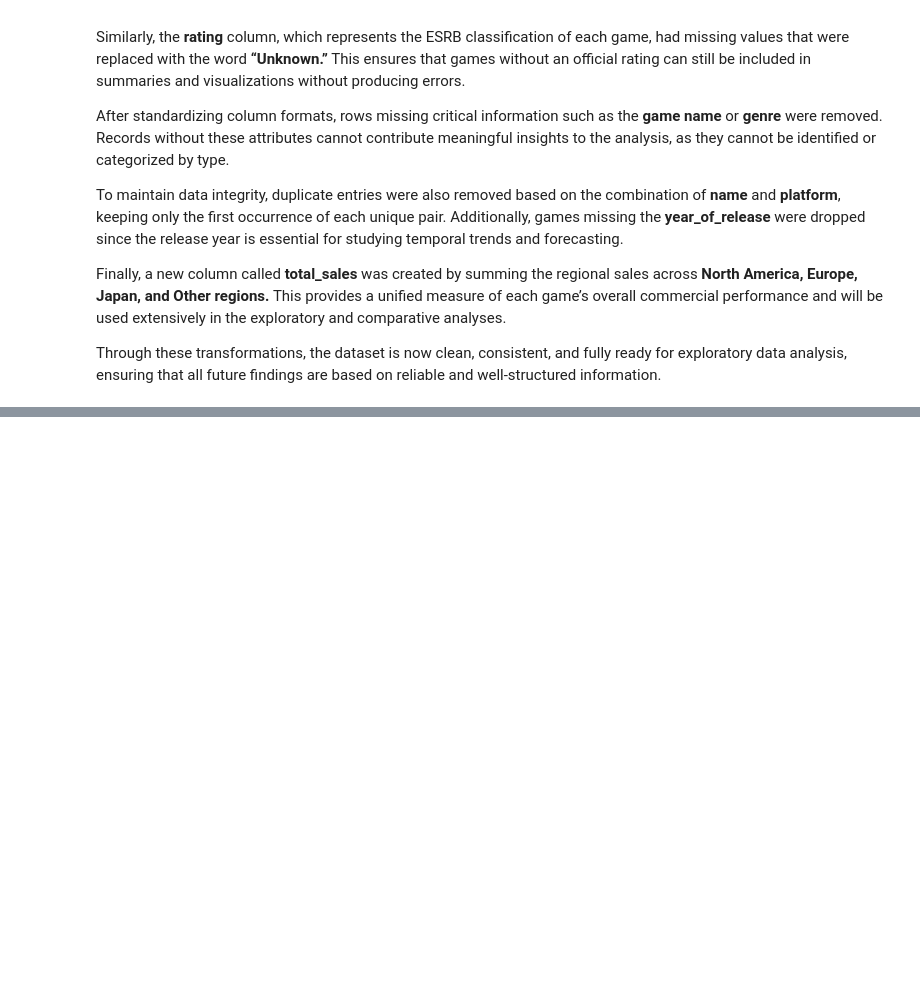
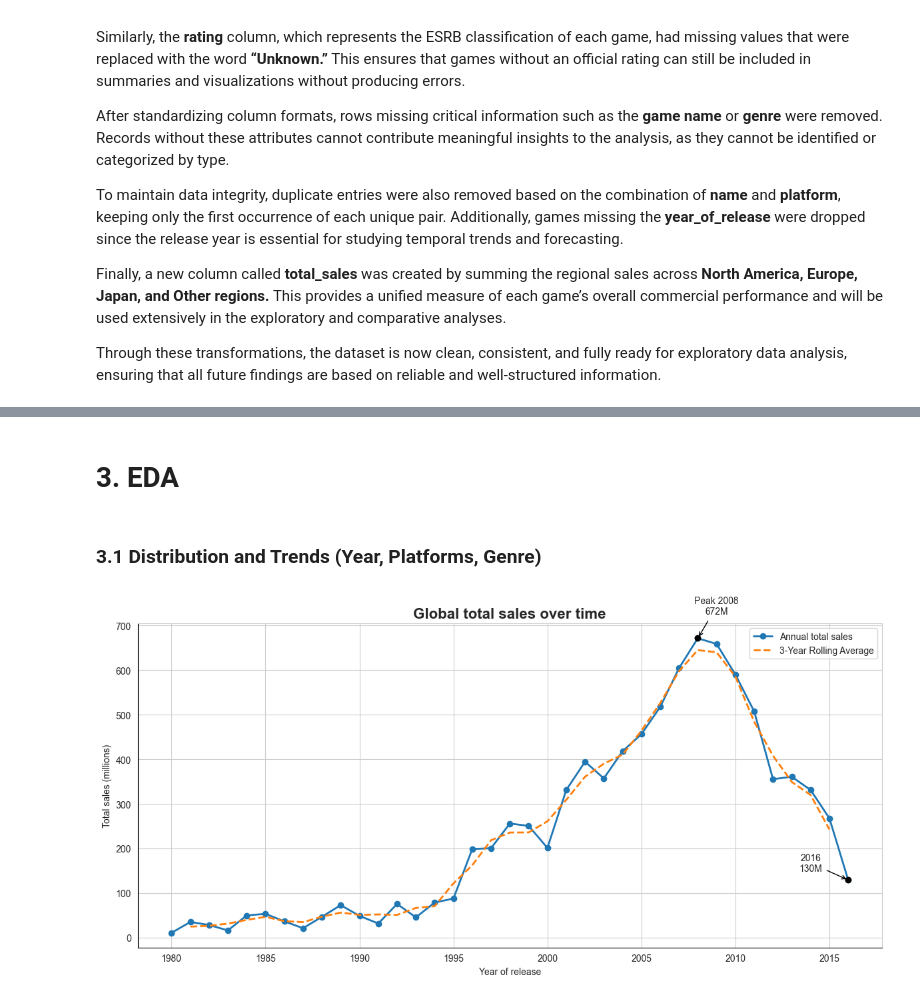
Before and after one commit to Juanhv24/ICE-Video-Game-Store-Data-Analysis-Project-, a Jupyter notebook: ice.ipynb, the cells around one changed output, grey strips where cells are left out. Cells and saved outputs as stored; diff of their text form; code cells hidden in the pictures; blank space fills up the shorter version.

Commit message:
Distribution and Trends

```diff
--- a/ice.ipynb
+++ b/ice.ipynb
@@ -101,5 +102,9 @@ df = df.drop_duplicates (subset=["name", "platform"], keep="first")
 # Remove missing values in year_of_release
 df = df.dropna (subset = ["year_of_release"])
 
+# Remove outlier value for DS platform since it doesn't make sense
+
+df = df[~((df["platform"] == "DS") & (df["year_of_release"] < 2004))]
+
 # Create a new column for total sales
 df["total_sales"] = df[["na_sales", "eu_sales", "jp_sales", "other_sales"]].sum (axis=1)
@@ -127,0 +111,4 @@ memory usage: 1.6+ MB
+# %% [markdown]
+# 3. EDA
+# %% [markdown]
+### 3.1 Distribution and Trends (Year, Platforms, Genre)
@@ -127,0 +146,64 @@ memory usage: 1.6+ MB
+# %%
+# Visualization: Global total sales over time
+sales_by_year ["roll3"]= sales_by_year["total_sales"].rolling (3, center= True).mean()
+
+sns.set_style ("whitegrid")
+plt.figure (figsize = (12, 6))
+
+# Main line
+plt.plot (
+    sales_by_year["year_of_release"],
+    sales_by_year["total_sales"],
+    marker = "o", linewidth=2, label= "Annual total sales"
+)
+
+# Smoothed line
+plt.plot (
+    sales_by_year["year_of_release"],
+    sales_by_year["roll3"],
+    linewidth=2, linestyle= "dashed", label= "3-Year Rolling Average"
+)
+
+# Annotate peak and last year
+peak_idx = sales_by_year["total_sales"].idxmax()
+peak_year = int(sales_by_year.loc[peak_idx, "year_of_release"])
+peak_val = sales_by_year.loc[peak_idx, "total_sales"]
+
+last_year = int(sales_by_year["year_of_release"].iloc[-1])
+last_val = sales_by_year["total_sales"].iloc[-1]
+
+# Highlight peak point
+plt.scatter ([peak_year], [peak_val], color="black", zorder= 3)
+
+plt.annotate (f"Peak {peak_year}\n{peak_val:,.0f}M",
+              xy= (peak_year, peak_val),
+              xytext= (peak_year+1, peak_val*1.08),
+              arrowprops=dict (arrowstyle= "->", lw= 1, color="black"),
+              fontsize=10, ha="center",
+              bbox=dict(boxstyle="round,pad=0.3", facecolor="white", alpha=0.8))
+
+# Highlight last year point
+plt.scatter ([last_year], [last_val], color="black", zorder= 3)
+
+plt.annotate (f"{last_year}\n{last_val:,.0f}M",
+              xy= (last_year, last_val),
+              xytext= (last_year-2, last_val*1.15),
+              arrowprops= dict (arrowstyle= "->", lw= 1, color="black"),
+              fontsize=10, ha="center",
+              bbox=dict(boxstyle="round,pad=0.3", facecolor="white", alpha=0.8))
+
+plt.title ("Global total sales over time", fontsize= 16, weight= "bold")
+plt.xlabel ("Year of release")
+plt.ylabel ("Total sales (millions)")
+plt.gca ().yaxis.set_major_formatter (FuncFormatter (lambda x,_: f"{x:,.0f}"))
+
+# Make axis lines (spines) black
+ax = plt.gca()
+ax.spines["bottom"].set_color("black")
+ax.spines["left"].set_color("black")
+
+plt.legend ()
+plt.tight_layout ()
+plt.show ()
+# %% [output]
+[figure, added]
```
Also changed, not shown: parts of 5 cells of this notebook.
